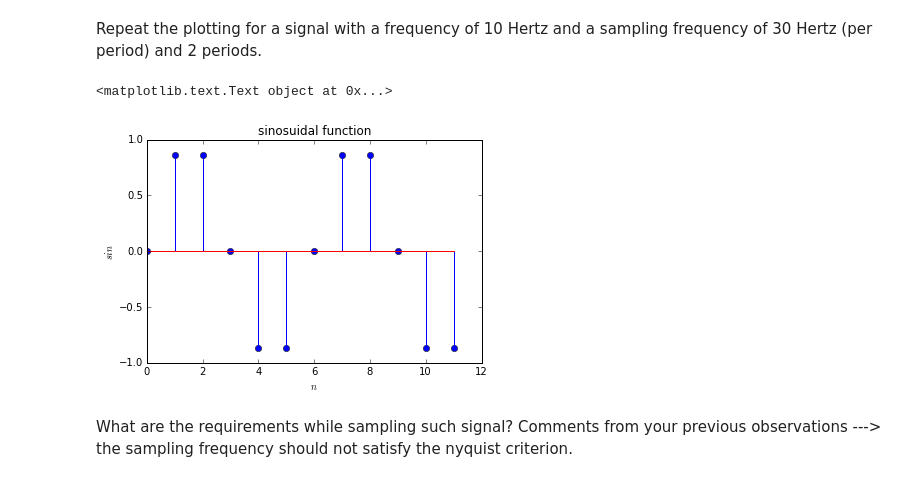
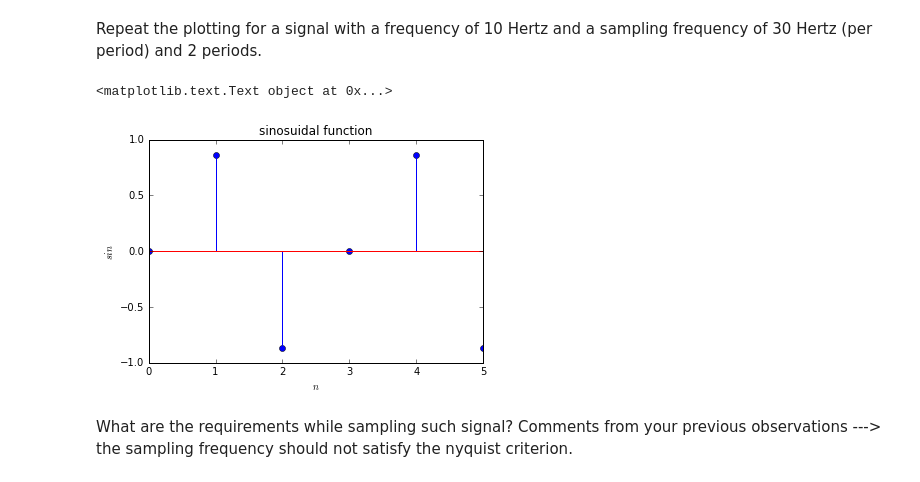
Before and after one commit to AnirudhPuligandla/DSP-TP-1617, a Jupyter notebook: Lab1/python/Lab1.ipynb, the cells around one changed output. Cells and saved outputs as stored; diff of their text form; code cells hidden in the pictures.

```diff
--- a/Lab1/python/Lab1.ipynb
+++ b/Lab1/python/Lab1.ipynb
@@ -194,13 +194,13 @@ plt.title('sinosuidal function')
 # %% [markdown]
 Repeat the plotting for a signal with a frequency of 10 Hertz and a sampling frequency of 30 Hertz (per period) and 2 periods.
 # %%
-plt.stem(sin_fn(sampling_period = 60., n_period = 2.))
+plt.stem(sin_fn(sampling_period = 30., n_period = 2.))
 plt.xlabel(r'$n$')
 plt.ylabel(r'$sin$')
 plt.title('sinosuidal function')
 # %% [output]
 <matplotlib.text.Text object at 0x...>
-[figure, old version]
+[figure, new version]
 # %% [markdown]
 What are the requirements while sampling such signal? Comments from your previous observations
 --->
```
Also changed, not shown: parts of 14 cells of this notebook.
